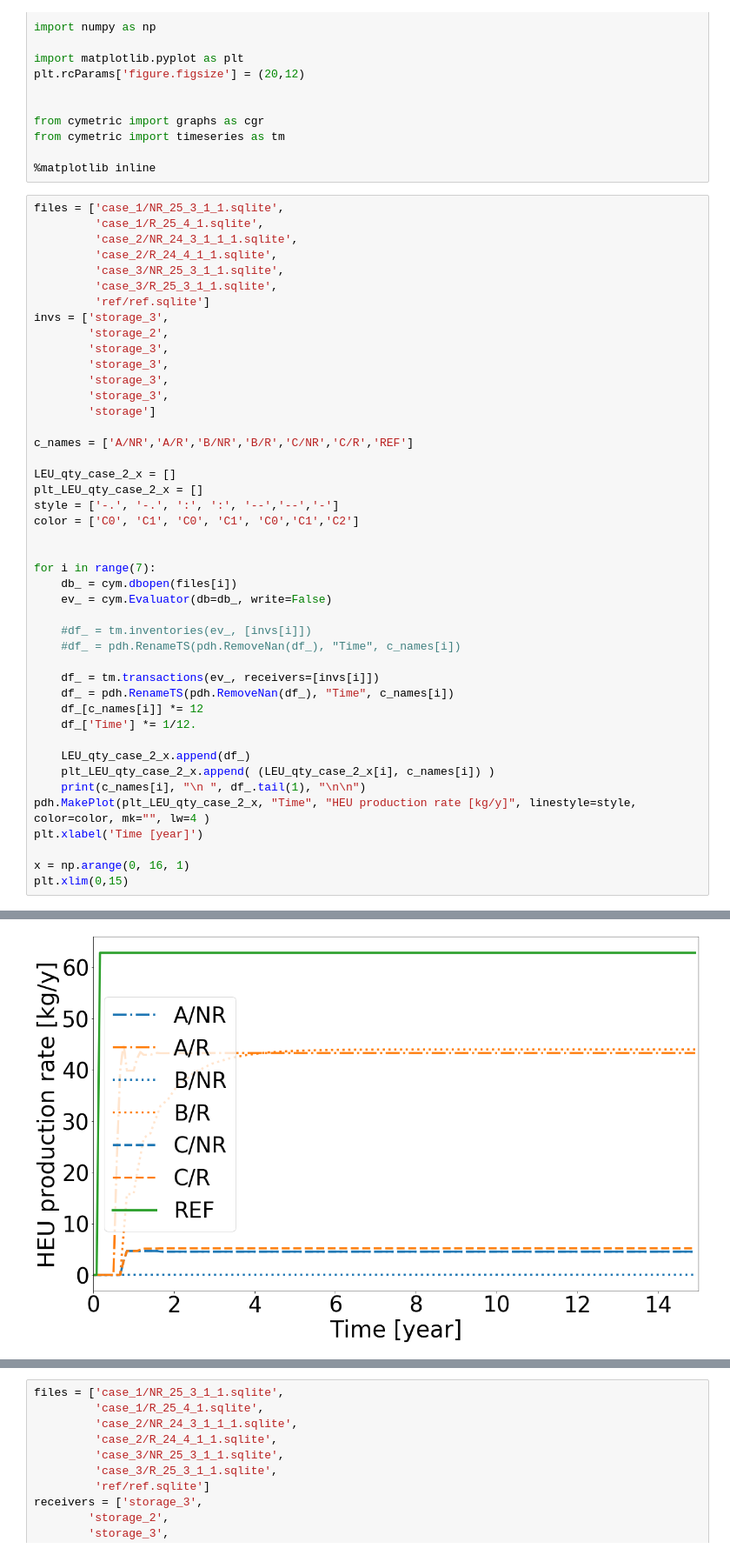
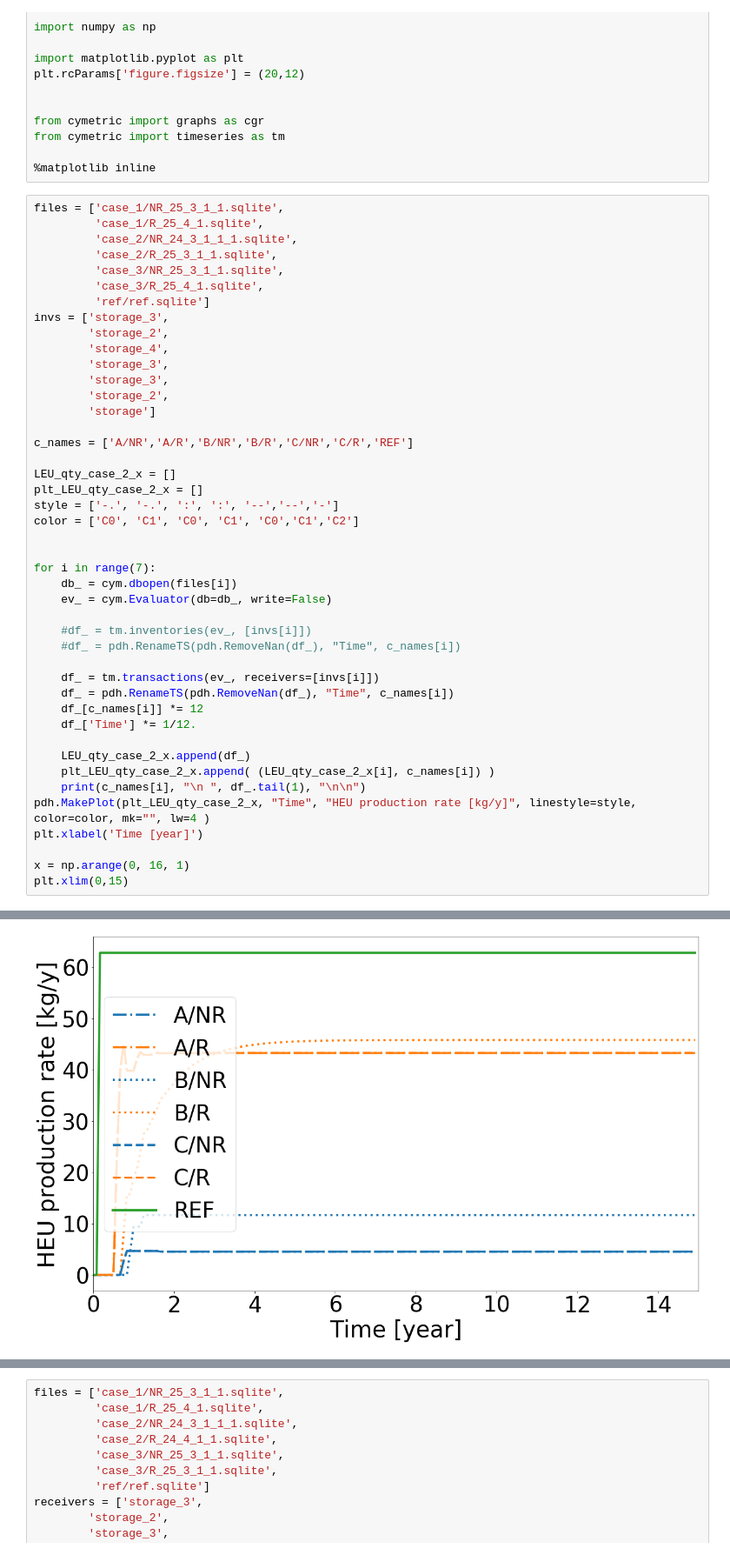
Before and after one commit to stompsjo/enrich_inmm, a Jupyter notebook: Production.ipynb, the cells around one changed output, grey strips where cells are left out. Shown at 87% size. Drawn from its saved outputs; the diff is of its cells as text.

```diff
--- a/Production.ipynb
+++ b/Production.ipynb
@@ -23,16 +23,16 @@ from cymetric import timeseries as tm
 files = ['case_1/NR_25_3_1_1.sqlite',
          'case_1/R_25_4_1.sqlite',
          'case_2/NR_24_3_1_1_1.sqlite',
-         'case_2/R_24_4_1_1.sqlite',
+         'case_2/R_25_3_1_1.sqlite',
          'case_3/NR_25_3_1_1.sqlite',
-         'case_3/R_25_3_1_1.sqlite',
+         'case_3/R_25_4_1.sqlite',
          'ref/ref.sqlite']
 invs = ['storage_3',
         'storage_2',
+        'storage_4',
         'storage_3',
         'storage_3',
-        'storage_3',
-        'storage_3',
+        'storage_2',
         'storage']
 
 c_names = ['A/NR','A/R','B/NR','B/R','C/NR','C/R','REF']
@@ -79,10 +79,10 @@ B/NR
 ... (17 lines left out)
 
 REF
             Time        REF
 179  14.916667  62.802106
 (0, 15)
-[figure, old version]
+[figure, new version]
 # %%
 
 import matplotlib.pyplot as plt
```
Also changed, not shown: parts of 4 cells of this notebook, 35 other files.
